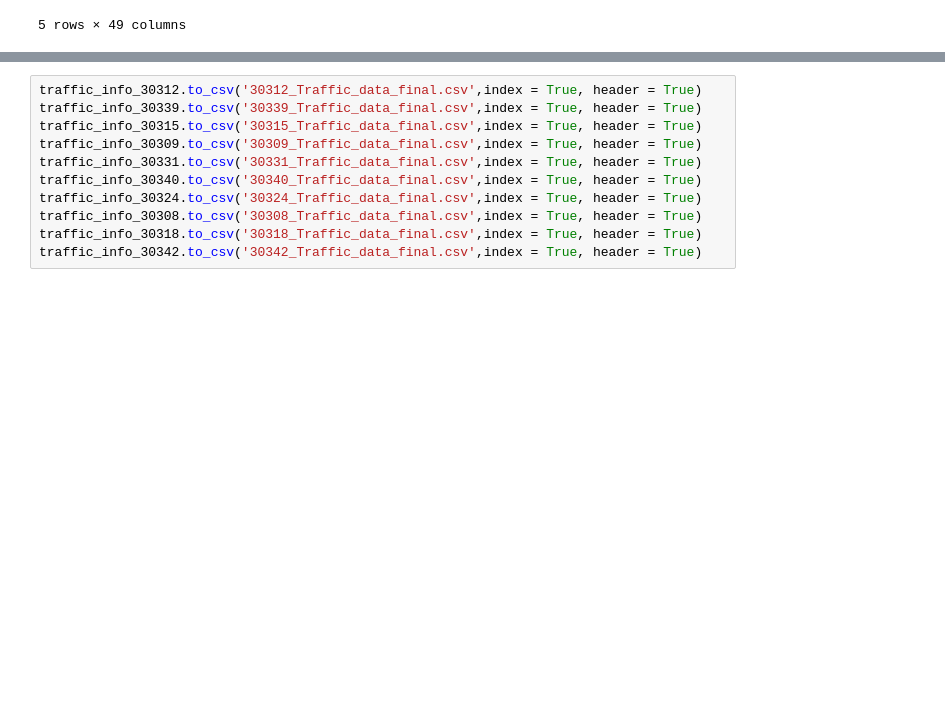
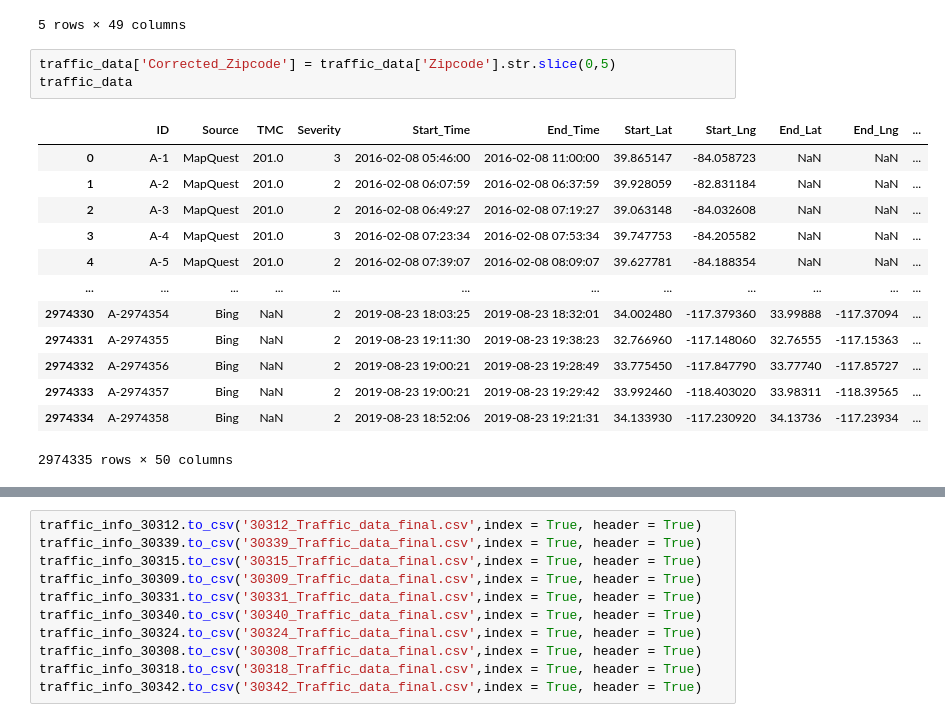
Before and after one commit to alexcaughman/iteration_station, a Jupyter notebook: Updated_traffic_DF.ipynb, the cells around one changed output, grey strips where cells are left out. Saved outputs shown, nothing was run; the diff lists cells and outputs as text; blank space fills up the shorter version.

```diff
--- a/Updated_traffic_DF.ipynb
+++ b/Updated_traffic_DF.ipynb
@@ -14,6 +14,23 @@ traffic_data.head()
 | 3 | A-4 | MapQuest | 201.0 | 3 | 2016-02-08 07:23:34 | 2016-02-08 07:53:34 | 39.747753 | -84.205582 | NaN | NaN | ... |
 | 4 | A-5 | MapQuest | 201.0 | 2 | 2016-02-08 07:39:07 | 2016-02-08 08:09:07 | 39.627781 | -84.188354 | NaN | NaN | ... |
 5 rows × 49 columns
+# %%
+traffic_data['Corrected_Zipcode'] = traffic_data['Zipcode'].str.slice(0,5)
+traffic_data
+# %% [output]
+|  | ID | Source | TMC | Severity | Start_Time | End_Time | Start_Lat | Start_Lng | End_Lat | End_Lng | ... |
+| 0 | A-1 | MapQuest | 201.0 | 3 | 2016-02-08 05:46:00 | 2016-02-08 11:00:00 | 39.865147 | -84.058723 | NaN | NaN | ... |
+| 1 | A-2 | MapQuest | 201.0 | 2 | 2016-02-08 06:07:59 | 2016-02-08 06:37:59 | 39.928059 | -82.831184 | NaN | NaN | ... |
+| 2 | A-3 | MapQuest | 201.0 | 2 | 2016-02-08 06:49:27 | 2016-02-08 07:19:27 | 39.063148 | -84.032608 | NaN | NaN | ... |
+| 3 | A-4 | MapQuest | 201.0 | 3 | 2016-02-08 07:23:34 | 2016-02-08 07:53:34 | 39.747753 | -84.205582 | NaN | NaN | ... |
+| 4 | A-5 | MapQuest | 201.0 | 2 | 2016-02-08 07:39:07 | 2016-02-08 08:09:07 | 39.627781 | -84.188354 | NaN | NaN | ... |
+| ... | ... | ... | ... | ... | ... | ... | ... | ... | ... | ... | ... |
+| 2974330 | A-2974354 | Bing | NaN | 2 | 2019-08-23 18:03:25 | 2019-08-23 18:32:01 | 34.002480 | -117.379360 | 33.99888 | -117.37094 | ... |
+| 2974331 | A-2974355 | Bing | NaN | 2 | 2019-08-23 19:11:30 | 2019-08-23 19:38:23 | 32.766960 | -117.148060 | 32.76555 | -117.15363 | ... |
+| 2974332 | A-2974356 | Bing | NaN | 2 | 2019-08-23 19:00:21 | 2019-08-23 19:28:49 | 33.775450 | -117.847790 | 33.77740 | -117.85727 | ... |
+| 2974333 | A-2974357 | Bing | NaN | 2 | 2019-08-23 19:00:21 | 2019-08-23 19:29:42 | 33.992460 | -118.403020 | 33.98311 | -118.39565 | ... |
+| 2974334 | A-2974358 | Bing | NaN | 2 | 2019-08-23 18:52:06 | 2019-08-23 19:21:31 | 34.133930 | -117.230920 | 34.13736 | -117.23934 | ... |
+2974335 rows × 50 columns
 # %%
 #Finding all column names in traffic dataframe
 traffic_data.columns
```
Also changed, not shown: parts of 20 cells of this notebook, 21 other files.
